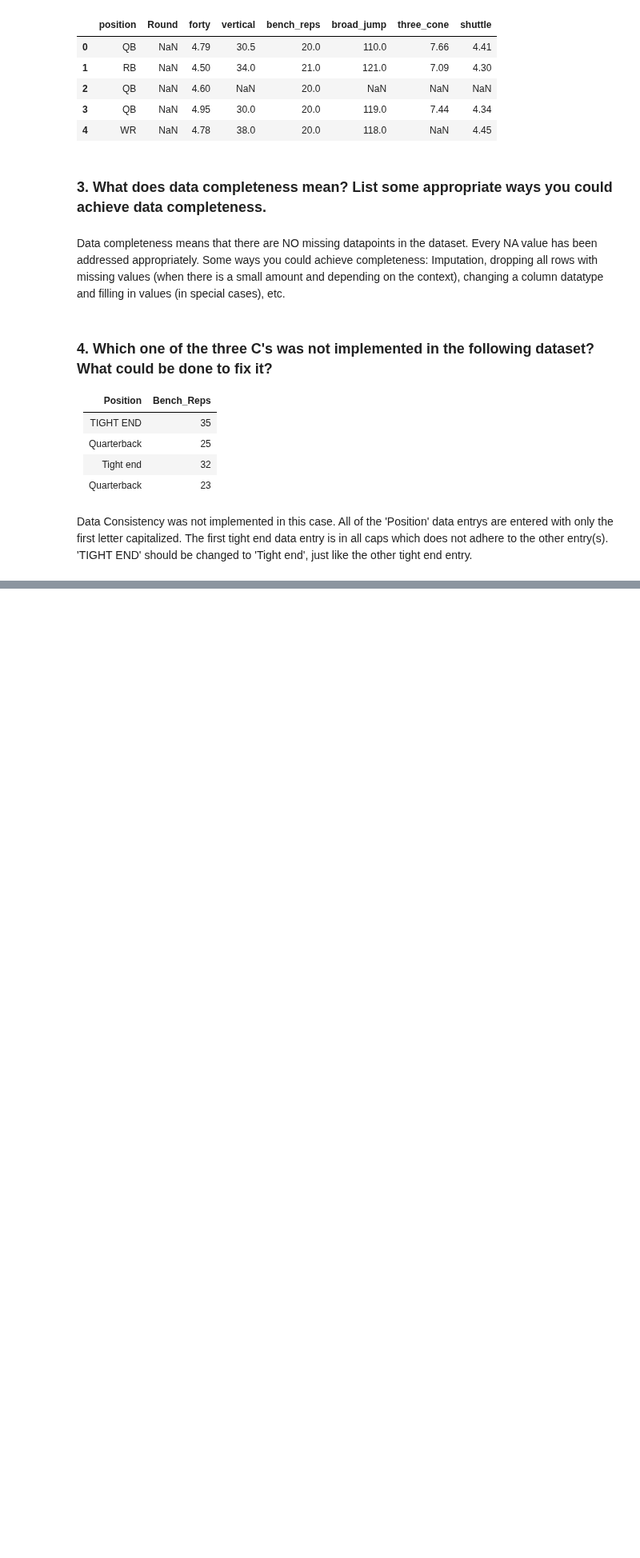
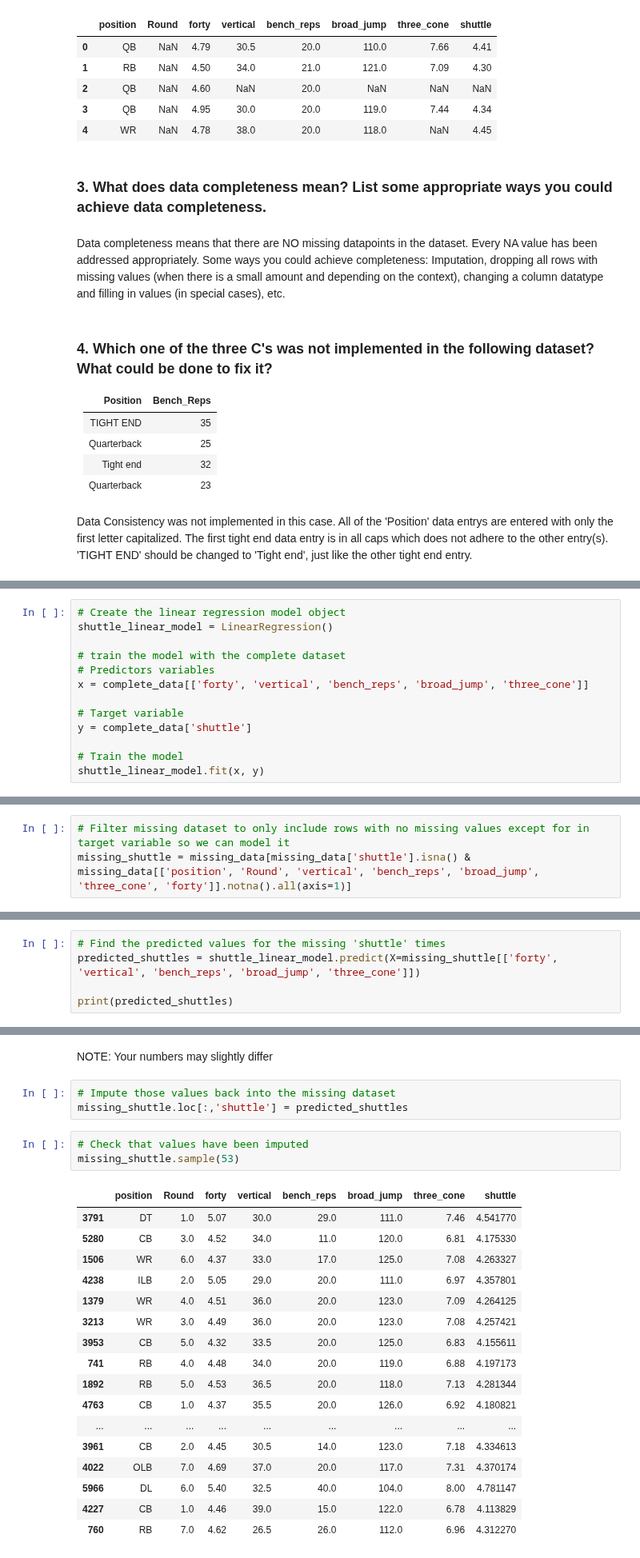
Before and after one commit to schuckers/Charlotte_SCORE_Summer25, a Jupyter notebook: Modules/Intro to Data Cleaning and Imputation by Austin Hayes/ANSWER KEY - Intro to Data Cleaning and Imputation by Austin Hayes.ipynb, the cells around one changed output, grey strips where cells are left out. Shown at 80% size. Drawn from its saved outputs; the diff is of its cells as text; blank space fills up the shorter version.

Commit message:
Update to the Data Cleaning Module

```diff
--- a/Modules/Intro to Data Cleaning and Imputation by Austin Hayes/ANSWER KEY - Intro to Data Cleaning and Imputation by Austin Hayes.ipynb
+++ b/Modules/Intro to Data Cleaning and Imputation by Austin Hayes/ANSWER KEY - Intro to Data Cleaning and Imputation by Austin Hayes.ipynb
@@ -143,0 +146,13 @@ Data Consistency was not implemented in this case. All of the 'Position' data en
+# %%
+# Create the linear regression model object
+shuttle_linear_model = LinearRegression()
+
+# train the model with the complete dataset
+# Predictors variables
+x = complete_data[['forty', 'vertical', 'bench_reps', 'broad_jump', 'three_cone']]
+
+# Target variable
+y = complete_data['shuttle']
+
+# Train the model
+shuttle_linear_model.fit(x, y)
@@ -143,0 +161,3 @@ Data Consistency was not implemented in this case. All of the 'Position' data en
+# %%
+# Filter missing dataset to only include rows with no missing values except for in target variable so we can model it
+missing_shuttle = missing_data[missing_data['shuttle'].isna() & missing_data[['position', 'Round', 'vertical', 'bench_reps', 'broad_jump', 'three_cone', 'forty']].notna().all(axis=1)]
@@ -143,0 +172,5 @@ Data Consistency was not implemented in this case. All of the 'Position' data en
+# %%
+# Find the predicted values for the missing 'shuttle' times
+predicted_shuttles = shuttle_linear_model.predict(X=missing_shuttle[['forty', 'vertical', 'bench_reps', 'broad_jump', 'three_cone']])
+
+print(predicted_shuttles)
@@ -143,0 +187,26 @@ Data Consistency was not implemented in this case. All of the 'Position' data en
+# %% [markdown]
+NOTE: Your numbers may slightly differ
+# %%
+# Impute those values back into the missing dataset
+missing_shuttle.loc[:,'shuttle'] = predicted_shuttles
+# %%
+# Check that values have been imputed
+missing_shuttle.sample(53)
+# %% [output]
+|  | position | Round | forty | vertical | bench_reps | broad_jump | three_cone | shuttle |
+| 3791 | DT | 1.0 | 5.07 | 30.0 | 29.0 | 111.0 | 7.46 | 4.541770 |
+| 5280 | CB | 3.0 | 4.52 | 34.0 | 11.0 | 120.0 | 6.81 | 4.175330 |
+| 1506 | WR | 6.0 | 4.37 | 33.0 | 17.0 | 125.0 | 7.08 | 4.263327 |
+| 4238 | ILB | 2.0 | 5.05 | 29.0 | 20.0 | 111.0 | 6.97 | 4.357801 |
+| 1379 | WR | 4.0 | 4.51 | 36.0 | 20.0 | 123.0 | 7.09 | 4.264125 |
+| 3213 | WR | 3.0 | 4.49 | 36.0 | 20.0 | 123.0 | 7.08 | 4.257421 |
+| 3953 | CB | 5.0 | 4.32 | 33.5 | 20.0 | 125.0 | 6.83 | 4.155611 |
+| 741 | RB | 4.0 | 4.48 | 34.0 | 20.0 | 119.0 | 6.88 | 4.197173 |
+| 1892 | RB | 5.0 | 4.53 | 36.5 | 20.0 | 118.0 | 7.13 | 4.281344 |
+| 4763 | CB | 1.0 | 4.37 | 35.5 | 20.0 | 126.0 | 6.92 | 4.180821 |
+| ... | ... | ... | ... | ... | ... | ... | ... | ... |
+| 3961 | CB | 2.0 | 4.45 | 30.5 | 14.0 | 123.0 | 7.18 | 4.334613 |
+| 4022 | OLB | 7.0 | 4.69 | 37.0 | 20.0 | 117.0 | 7.31 | 4.370174 |
+| 5966 | DL | 6.0 | 5.40 | 32.5 | 40.0 | 104.0 | 8.00 | 4.781147 |
+| 4227 | CB | 1.0 | 4.46 | 39.0 | 15.0 | 122.0 | 6.78 | 4.113829 |
+| 760 | RB | 7.0 | 4.62 | 26.5 | 26.0 | 112.0 | 6.96 | 4.312270 |
```
Also changed, not shown: parts of 6 cells of this notebook, 1 other file.
